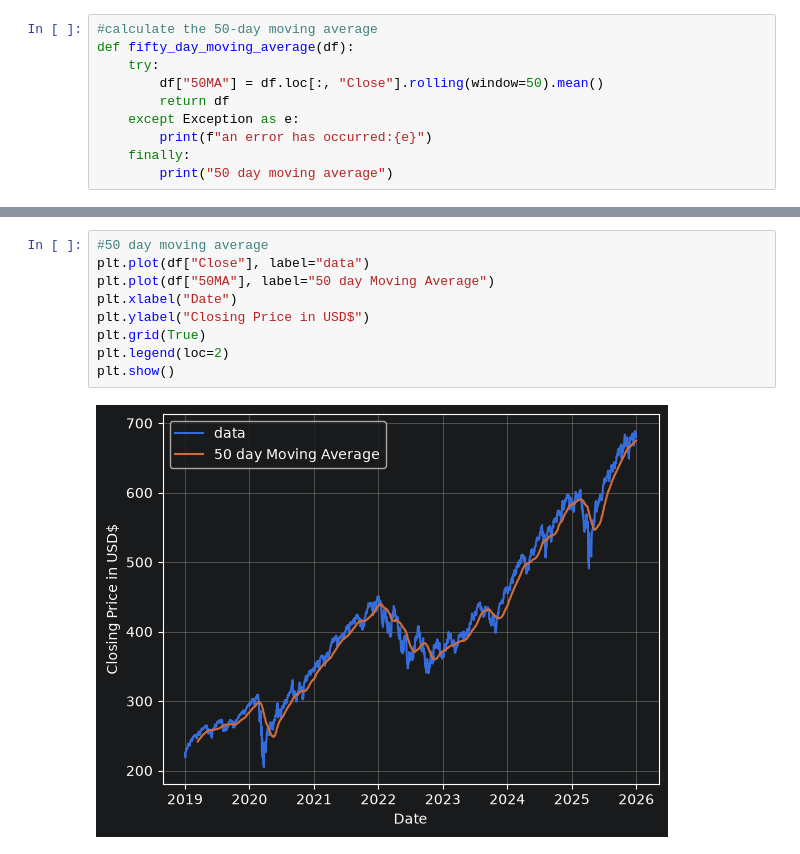
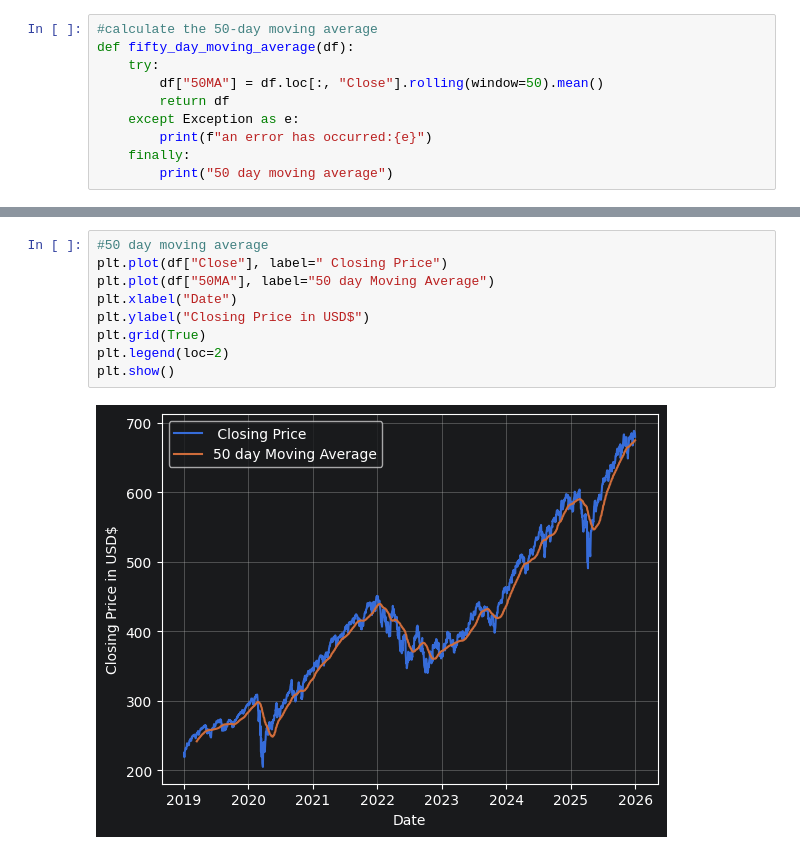
Before and after one commit to Jeffrey-Adjei/Technical-Indicator-Research, a Jupyter notebook: movingaverage.ipynb, the cells around one changed output, grey strips where cells are left out. Cells and saved outputs as stored; diff of their text form.

```diff
--- a/movingaverage.ipynb
+++ b/movingaverage.ipynb
@@ -115,12 +117,12 @@ fifty_day_moving_average(df)
 1760 rows × 7 columns
 # %%
 #50 day moving average
-plt.plot(df["Close"], label="data")
+plt.plot(df["Close"], label=" Closing Price")
 plt.plot(df["50MA"], label="50 day Moving Average")
 plt.xlabel("Date")
 plt.ylabel("Closing Price in USD$")
 plt.grid(True)
 plt.legend(loc=2)
 plt.show()
 # %% [output]
-[figure, old version]
+[figure, new version]
```
Also changed, not shown: parts of 13 cells of this notebook.
